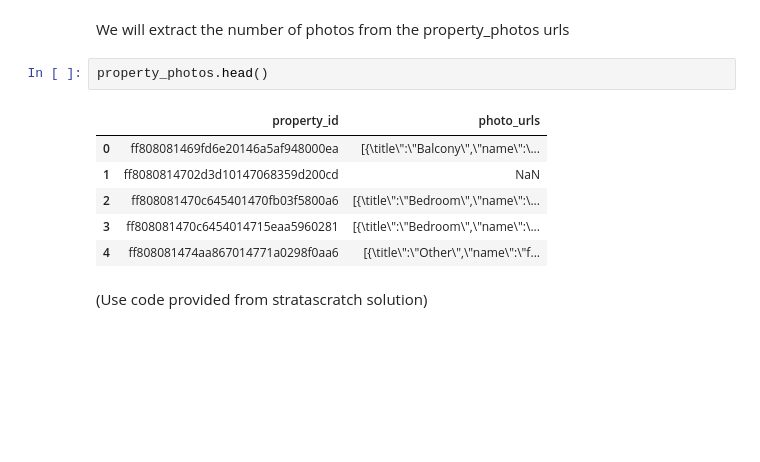
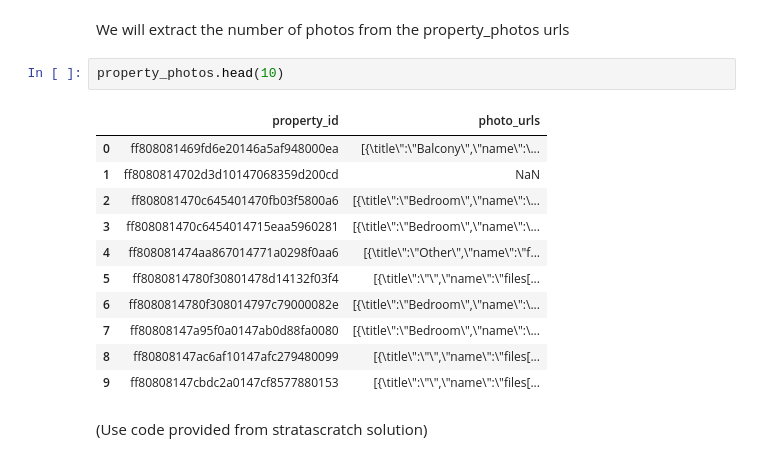
Before and after one commit to aterzy42/Property_Click, a Jupyter notebook: explore.ipynb, the cells around one changed output. Cells and saved outputs as stored; diff of their text form; blank space fills up the shorter version.

```diff
--- a/explore.ipynb
+++ b/explore.ipynb
@@ -31,14 +31,19 @@ property_photos = pd.read_csv('./datasets/property_photos.tsv',sep = '\t')
 # %% [markdown]
 <p>We will extract the number of photos from the property_photos urls</p>
 # %%
-property_photos.head()
+property_photos.head(10)
 # %% [output]
 |  | property_id | photo_urls |
 | 0 | ff808081469fd6e20146a5af948000ea | [{\title\":\"Balcony\",\"name\":\... |
 | 1 | ff8080814702d3d10147068359d200cd | NaN |
 | 2 | ff808081470c645401470fb03f5800a6 | [{\title\":\"Bedroom\",\"name\":\... |
 | 3 | ff808081470c6454014715eaa5960281 | [{\title\":\"Bedroom\",\"name\":\... |
 | 4 | ff808081474aa867014771a0298f0aa6 | [{\title\":\"Other\",\"name\":\"f... |
+| 5 | ff8080814780f30801478d14132f03f4 | [{\title\":\"\",\"name\":\"files[... |
+| 6 | ff8080814780f308014797c79000082e | [{\title\":\"Bedroom\",\"name\":\... |
+| 7 | ff80808147a95f0a0147ab0d88fa0080 | [{\title\":\"Bedroom\",\"name\":\... |
+| 8 | ff80808147ac6af10147afc279480099 | [{\title\":\"\",\"name\":\"files[... |
+| 9 | ff80808147cbdc2a0147cf8577880153 | [{\title\":\"\",\"name\":\"files[... |
 # %% [markdown]
 (Use code provided from stratascratch solution)
 # %%
```
